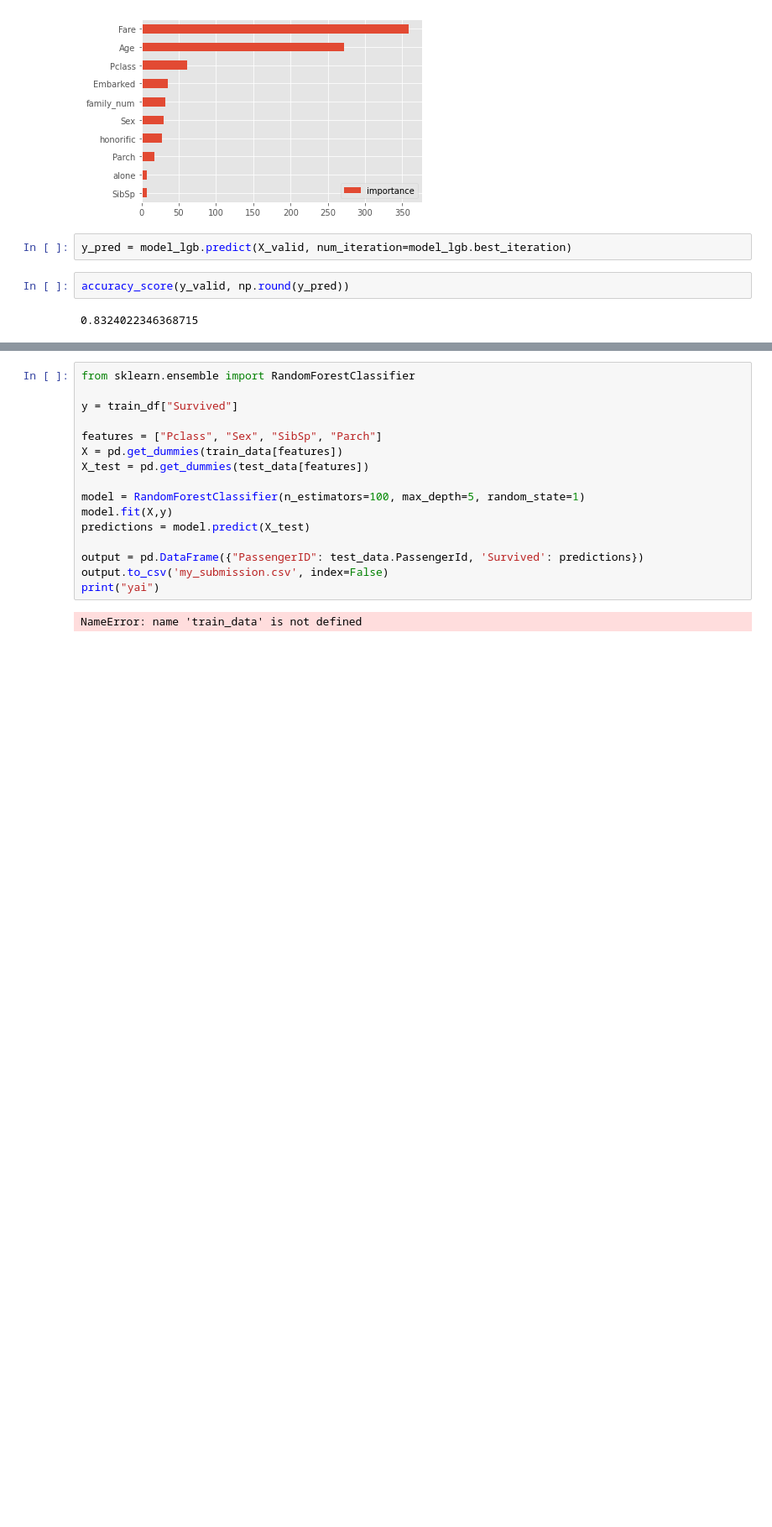
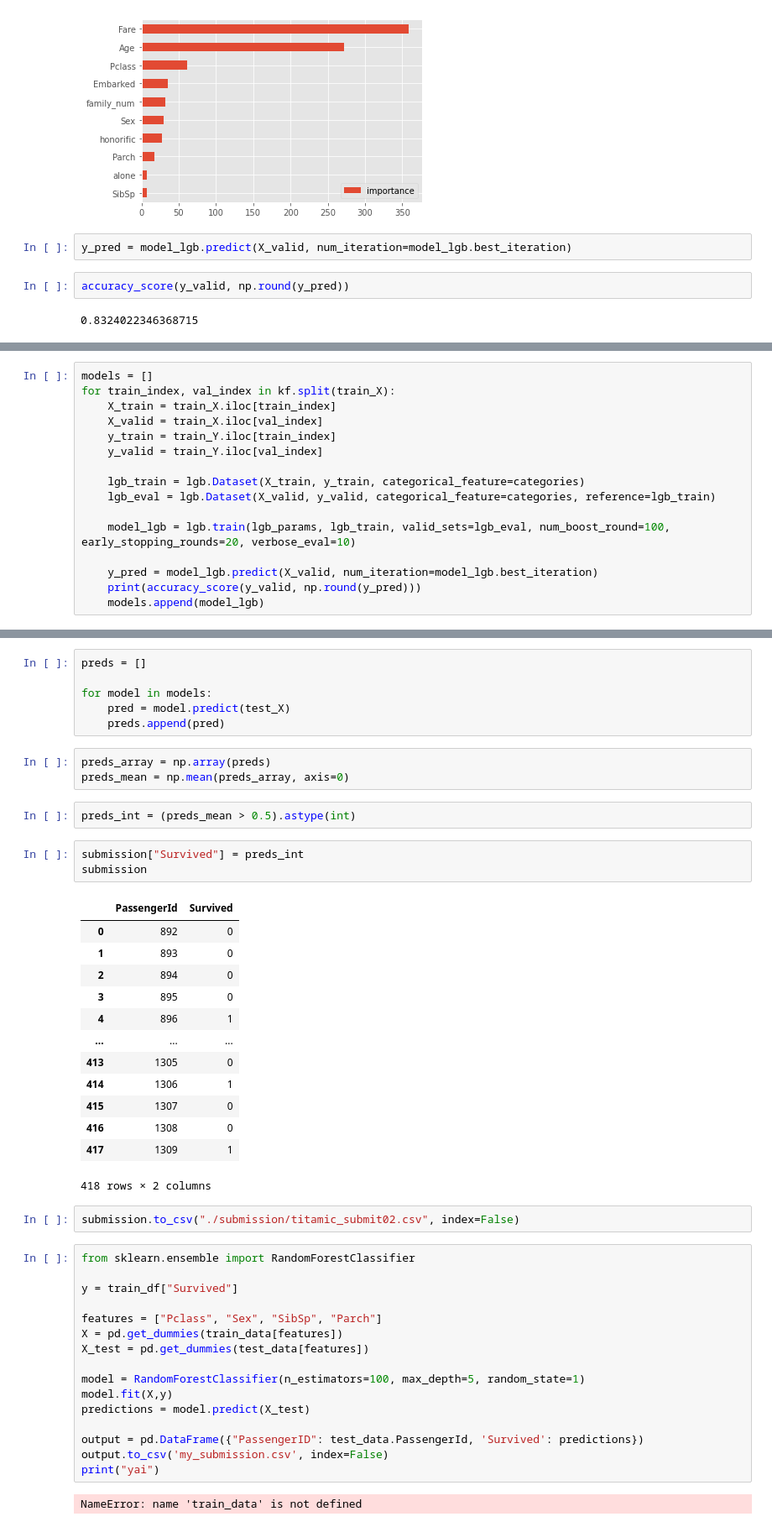
Before and after one commit to hideurface/Learned, a Jupyter notebook: Kaggle/Titanic/titanic.ipynb, the cells around one changed output, grey strips where cells are left out. Shown at 84% size. Cells and saved outputs as stored; diff of their text form; blank space fills up the shorter version.

```diff
--- a/Kaggle/Titanic/titanic.ipynb
+++ b/Kaggle/Titanic/titanic.ipynb
@@ -539,0 +549,16 @@ accuracy_score(y_valid, np.round(y_pred))
+# %%
+models = []
+for train_index, val_index in kf.split(train_X):
+    X_train = train_X.iloc[train_index]
+    X_valid = train_X.iloc[val_index]
+    y_train = train_Y.iloc[train_index]
+    y_valid = train_Y.iloc[val_index]
+
+    lgb_train = lgb.Dataset(X_train, y_train, categorical_feature=categories)
+    lgb_eval = lgb.Dataset(X_valid, y_valid, categorical_feature=categories, reference=lgb_train)
+
+    model_lgb = lgb.train(lgb_params, lgb_train, valid_sets=lgb_eval, num_boost_round=100, early_stopping_rounds=20, verbose_eval=10)
+
+    y_pred = model_lgb.predict(X_valid, num_iteration=model_lgb.best_iteration)
+    print(accuracy_score(y_valid, np.round(y_pred)))
+    models.append(model_lgb)
@@ -540,3 +583,33 @@ accuracy_score(y_valid, np.round(y_pred))
+# %%
+preds = []
+
+for model in models:
+    pred = model.predict(test_X)
+    preds.append(pred)
+# %%
+preds_array = np.array(preds)
+preds_mean = np.mean(preds_array, axis=0)
+# %%
+preds_int = (preds_mean > 0.5).astype(int)
+# %%
+submission["Survived"] = preds_int
+submission
+# %% [output]
+|  | PassengerId | Survived |
+| 0 | 892 | 0 |
+| 1 | 893 | 0 |
+| 2 | 894 | 0 |
+| 3 | 895 | 0 |
+| 4 | 896 | 1 |
+| ... | ... | ... |
+| 413 | 1305 | 0 |
+| 414 | 1306 | 1 |
+| 415 | 1307 | 0 |
+| 416 | 1308 | 0 |
+| 417 | 1309 | 1 |
+418 rows × 2 columns
+# %%
+submission.to_csv("./submission/titamic_submit02.csv", index=False)
 # %%
 from sklearn.ensemble import RandomForestClassifier
 
```
Also changed, not shown: parts of 5 cells of this notebook, 2 other files.
